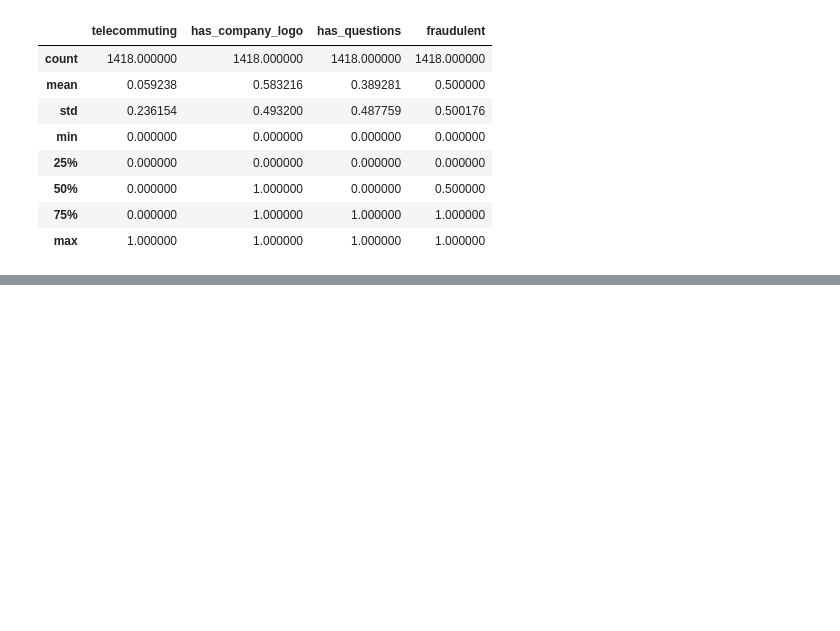
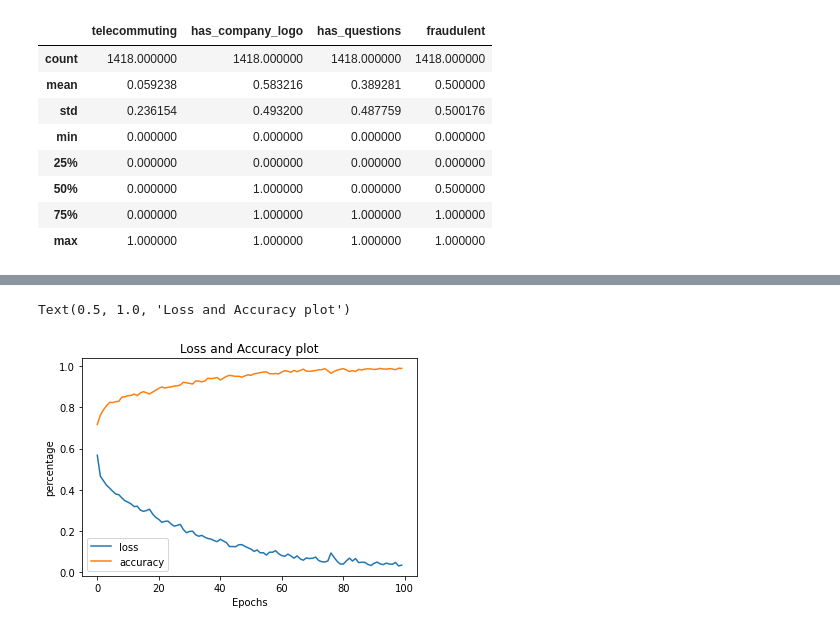
Before and after one commit to hnvivek/sds_challenges, a Jupyter notebook: challenge_3/challenge.ipynb, the cells around one changed output, grey strips where cells are left out. Cells and saved outputs as stored; diff of their text form; code cells hidden in the pictures; blank space fills up the shorter version.

```diff
--- a/challenge_3/challenge.ipynb
+++ b/challenge_3/challenge.ipynb
@@ -232,0 +406,8 @@ df_downsampled[objCol.columns]
+# %%
+input=X_train.shape[1]
+# %%
+import tensorflow as tf
+model= tf.keras.models.Sequential()
+model.add(tf.keras.layers.Dense(units=500,activation='relu',input_shape= (input,)))
+model.add(tf.keras.layers.Dense(units=250,activation='relu'))
+model.add(tf.keras.layers.Dense(units=1,activation='sigmoid'))
@@ -232,0 +431,4 @@ df_downsampled[objCol.columns]
+# %%
+model.compile(optimizer='adam',loss='binary_crossentropy',metrics='accuracy')
+# %%
+epochs_hist = model.fit(X_train,y_train,epochs=100,batch_size=25)
@@ -232,0 +453,10 @@ df_downsampled[objCol.columns]
+# %%
+plt.plot(epochs_hist.history['loss'])
+plt.plot(epochs_hist.history['accuracy'])
+plt.xlabel('Epochs')
+plt.ylabel('percentage')
+plt.legend(['loss','accuracy'])
+plt.title('Loss and Accuracy plot')
+# %% [output]
+Text(0.5, 1.0, 'Loss and Accuracy plot')
+[figure, added]
```
Also changed, not shown: parts of 27 cells of this notebook.
